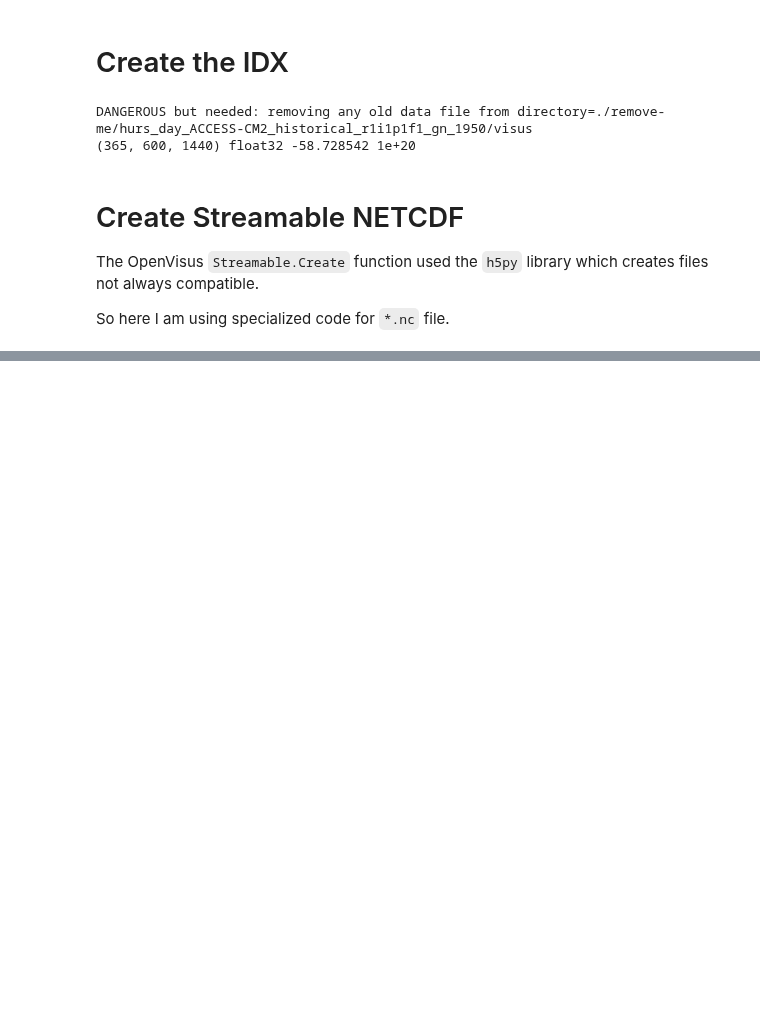
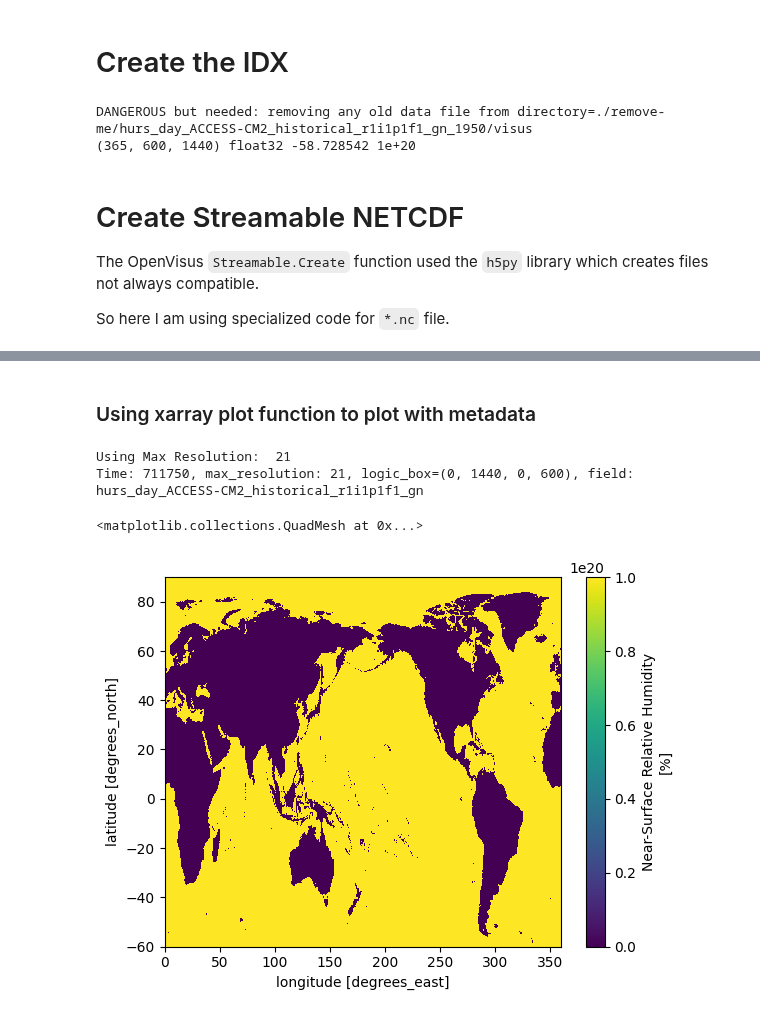
Before and after one commit to sci-visus/openvisuspy, a Jupyter notebook: notebooks/nasa/cmip6_streamable.ipynb, the cells around one changed output, grey strips where cells are left out. Saved outputs shown, nothing was run; the diff lists cells and outputs as text; code cells hidden in the pictures; blank space fills up the shorter version.

```diff
--- a/notebooks/nasa/cmip6_streamable.ipynb
+++ b/notebooks/nasa/cmip6_streamable.ipynb
@@ -347,0 +360,9 @@ AttributeError: 'DataArray' object has no attribute 'values'
+# %% [markdown]
+### Using xarray plot function to plot with metadata
+# %%
+ds["hurs_day_ACCESS-CM2_historical_r1i1p1f1_gn"][0,:,:,0].plot()
+# %% [output]
+Using Max Resolution:  21
+Time: 711750, max_resolution: 21, logic_box=(0, 1440, 0, 600), field: hurs_day_ACCESS-CM2_historical_r1i1p1f1_gn
+<matplotlib.collections.QuadMesh at 0x...>
+[figure, added]
```
Also changed, not shown: parts of 5 cells of this notebook.
